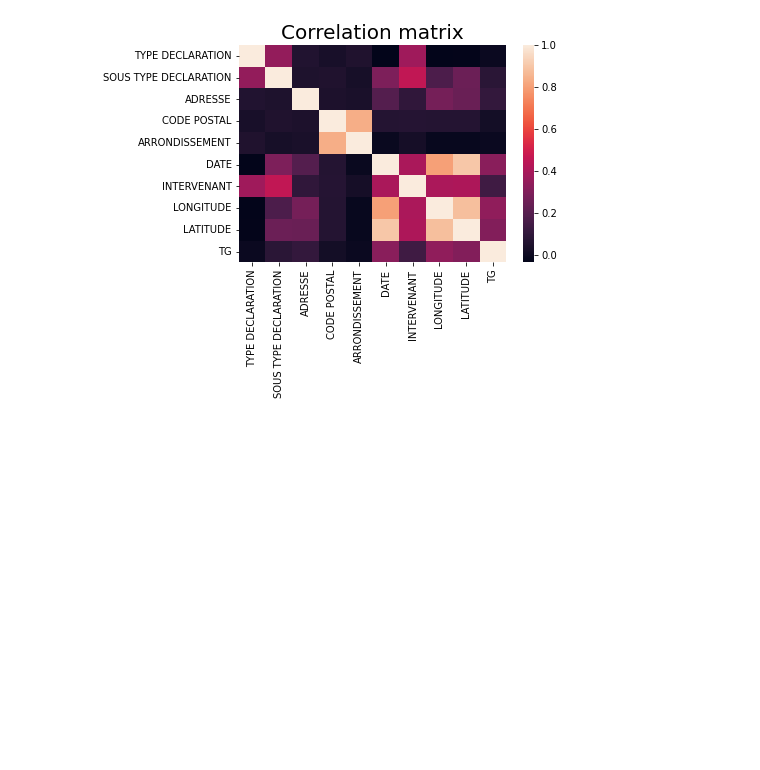
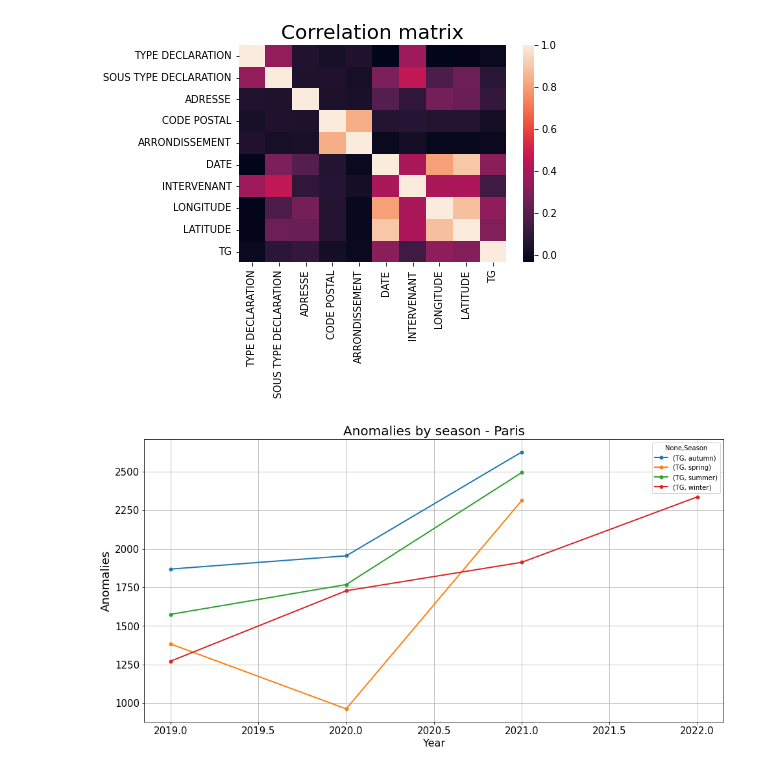
Before and after one commit to ticuss/Smart-City-Project, a Jupyter notebook: smart_city.ipynb, the cells around one changed output. Drawn from its saved outputs; the diff is of its cells as text; code cells hidden in the pictures; blank space fills up the shorter version.

Commit message:
add: anomalies by season

```diff
--- a/smart_city.ipynb
+++ b/smart_city.ipynb
@@ -259,7 +259,6 @@ buttons = [dict(label='Both',method='restyle',args=[{'visible':[True,True]}]),
 updatemenus=[dict(type="buttons",direction='down',buttons=buttons)]
 fig.update_layout(updatemenus=updatemenus,title='Average Temperature - Daily and Monthly - Paris')
 # %%
-by_season = df_meteo_monthly
 SEASONS = {
     'winter': [12, 1, 2],
     'spring': [3, 4, 5],
@@ -270,9 +269,17 @@ SEASONS = {
 MONTHS = {month: season for season in SEASONS.keys()
                         for month in SEASONS[season]
                         }
-df_meteo_monthly['Season'] = df_meteo_monthly.index.month.map(MONTHS)
-df_meteo_grouped_by_season = df_meteo_monthly.groupby([df_meteo_monthly.index.year,'Season'])['TG'].mean()
-df_meteo_grouped_by_season = df_meteo_grouped_by_season.to_frame().unstack()
+
+def add_seasons(df: DataFrame) -> pd.DataFrame:
+    """add_seasons takes a dataframe and adds a column called season by the month of the year
+
+    :param df: dataframe
+    """
+    df['Season'] = df.index.month.map(MONTHS)
+    df = df.groupby([df.index.year,'Season'])['TG'].mean()
+    df = df.to_frame().unstack()
+    return df
+df_meteo_grouped_by_season = add_seasons(df_meteo_monthly)
 # %%
 def plot_graph(df, title, xlabel, ylabel, markersize=5):
     df.plot(figsize=(16,8),
@@ -406,3 +382,13 @@ sns.heatmap(df_pearson_merged)
 # %% [output]
 <AxesSubplot:title={'center':'Correlation matrix'}>
 [figure]
+# %%
+# Anomalies related to season
+anomalies_by_season = df_merged.groupby('DATE').count()
+anomalies_by_season = add_seasons(anomalies_by_season)
+# %%
+plot_graph(anomalies_by_season, 'Anomalies by season - Paris', 'Year', 'Anomalies')
+# we see that th most anomalies are  in the summer and autumn
+# we see that in spring 2020 covid happen
+# %% [output]
+[figure, added]
```
Also changed, not shown: parts of 6 cells of this notebook.
